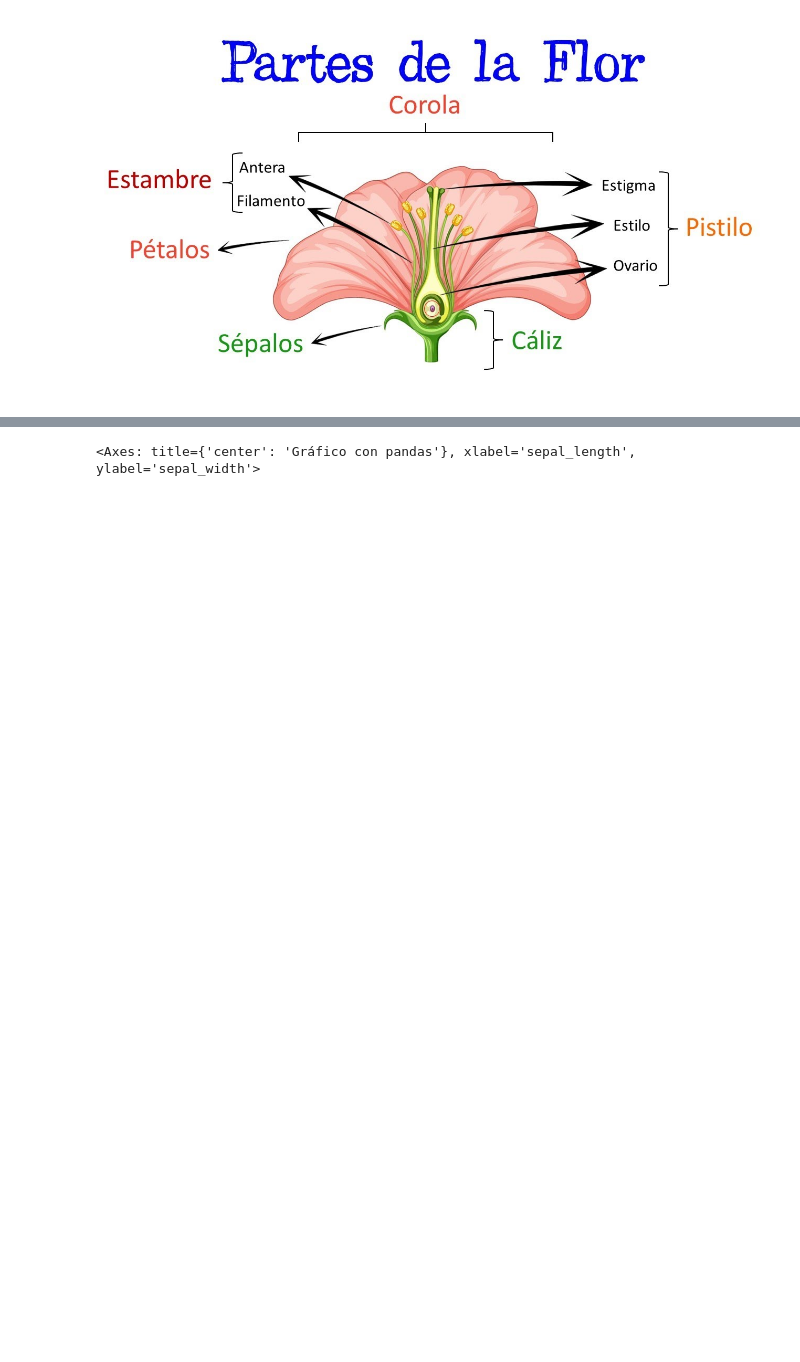
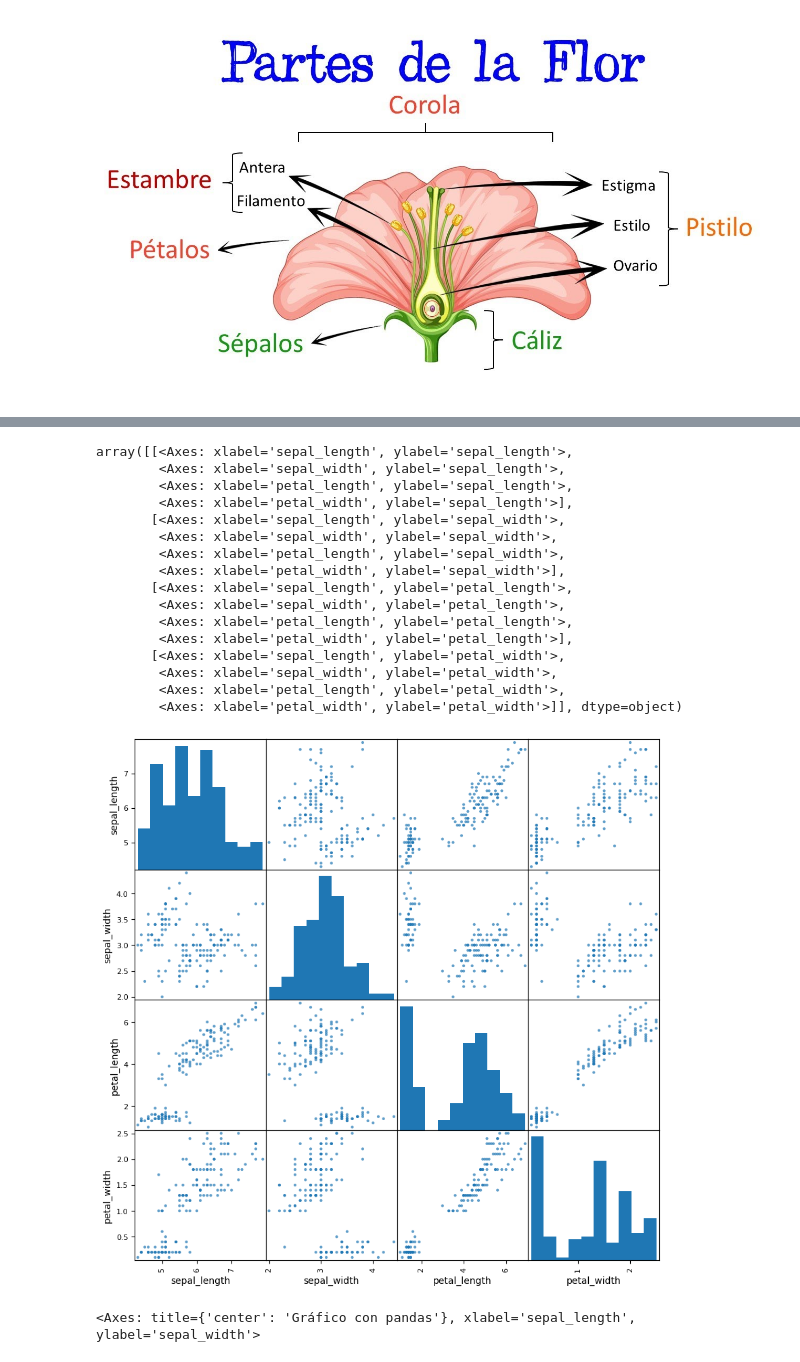
Before and after one commit to Reconocimiento-de-patrones-UNQ/Clase1, a Jupyter notebook: Clase_1_c.ipynb, the cells around one changed output, grey strips where cells are left out. Saved outputs shown, nothing was run; the diff lists cells and outputs as text; code cells hidden in the pictures; blank space fills up the shorter version.

```diff
--- a/Clase_1_c.ipynb
+++ b/Clase_1_c.ipynb
@@ -33 +48,23 @@ print (iris.sample(10))
+# %%
+# Usamos el método .plot() de Pandas para un gráfico rápido
+from pandas.plotting import scatter_matrix
+scatter_matrix(iris, figsize=(10, 10), diagonal='hist', alpha=0.7)
+# %% [output]
+array([[<Axes: xlabel='sepal_length', ylabel='sepal_length'>,
+        <Axes: xlabel='sepal_width', ylabel='sepal_length'>,
+        <Axes: xlabel='petal_length', ylabel='sepal_length'>,
+        <Axes: xlabel='petal_width', ylabel='sepal_length'>],
+       [<Axes: xlabel='sepal_length', ylabel='sepal_width'>,
+        <Axes: xlabel='sepal_width', ylabel='sepal_width'>,
+        <Axes: xlabel='petal_length', ylabel='sepal_width'>,
+        <Axes: xlabel='petal_width', ylabel='sepal_width'>],
+       [<Axes: xlabel='sepal_length', ylabel='petal_length'>,
+        <Axes: xlabel='sepal_width', ylabel='petal_length'>,
+        <Axes: xlabel='petal_length', ylabel='petal_length'>,
+        <Axes: xlabel='petal_width', ylabel='petal_length'>],
+       [<Axes: xlabel='sepal_length', ylabel='petal_width'>,
+        <Axes: xlabel='sepal_width', ylabel='petal_width'>,
+        <Axes: xlabel='petal_length', ylabel='petal_width'>,
+        <Axes: xlabel='petal_width', ylabel='petal_width'>]], dtype=object)
+[figure, added]
 # %%
```
Also changed, not shown: parts of 12 cells of this notebook.
